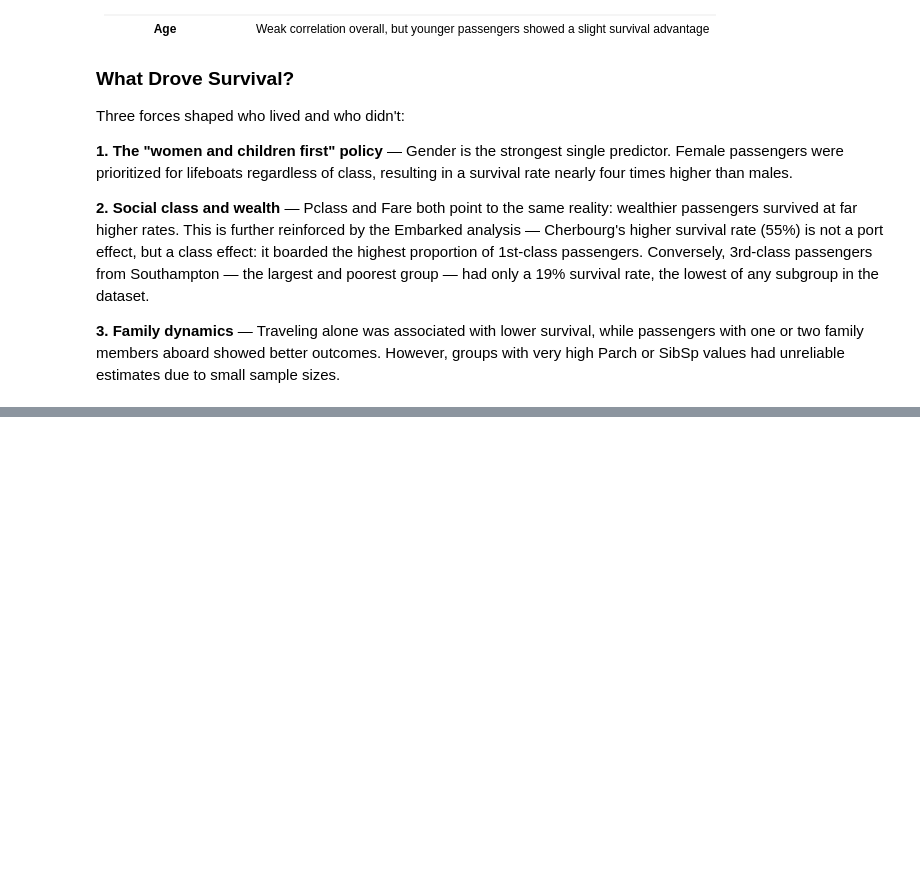
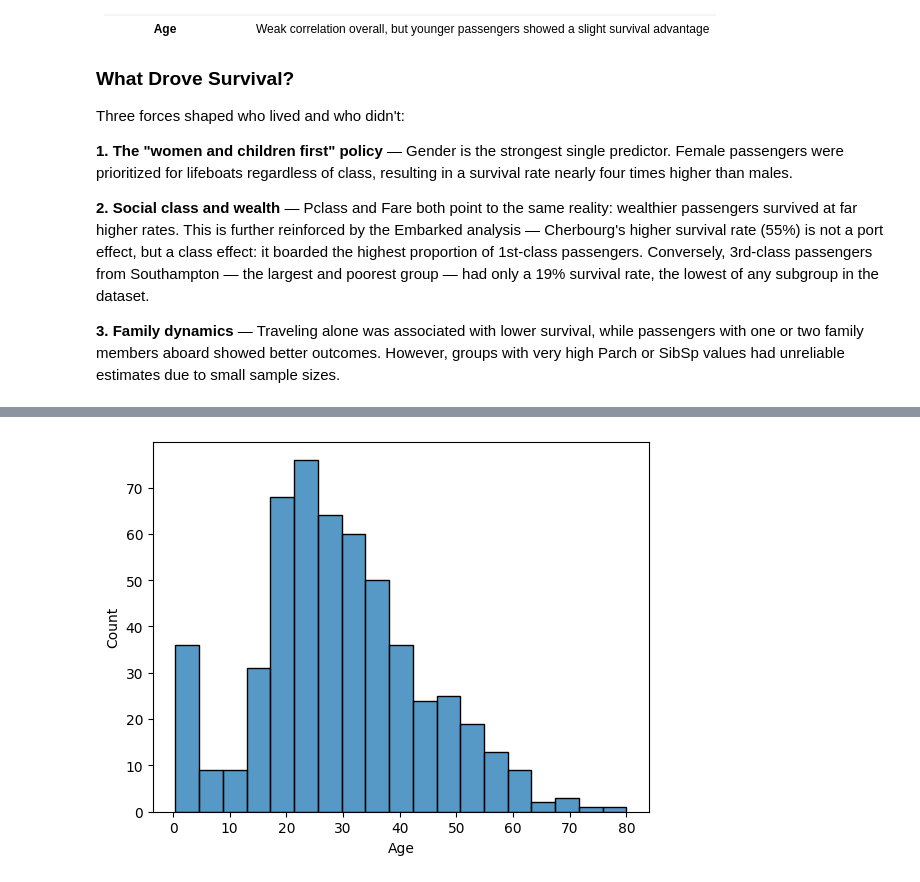
Before and after one commit to Thetahw/titanic-dataset-complete-analyze-prediction, a Jupyter notebook: notebooks/titanic_analysis.ipynb, the cells around one changed output, grey strips where cells are left out. Drawn from its saved outputs; the diff is of its cells as text; code cells hidden in the pictures; blank space fills up the shorter version.

```diff
--- a/notebooks/titanic_analysis.ipynb
+++ b/notebooks/titanic_analysis.ipynb
@@ -600,0 +725,40 @@ Three forces shaped who lived and who didn't:
+# %%
+# train_test_split already returns DataFrames when given DataFrame input, so this
+# re-wrap is mostly a no-op safeguard to guarantee column names are preserved
+# regardless of input type — kept for robustness, not strictly required here.
+X_train = pd.DataFrame(X_train, columns=features.columns)
+X_test = pd.DataFrame(X_test, columns=features.columns)
+# %%
+# Label-encode Embarked, Title, and AgeCategory. Fit only on X_train and reuse the
+# fitted encoder on X_test, so the mapping is learned exclusively from training data
+# and test rows are never used to define category codes.
+#
+# TRADE-OFF: these are nominal (unordered) categories, so LabelEncoder assigns an
+# arbitrary numeric order (e.g. C=0, Q=1, S=2) that has no real meaning. This is
+# usually fine for tree-based models like RandomForest/XGBoost, which split on
+# thresholds rather than assuming linear relationships — but it can mislead
+# distance-based or linear models (KNN, LogisticRegression, SVC) if we try those
+# later. One-hot encoding would be the safer default if we do.
+le_embarked = LabelEncoder()
+X_train["Embarked"] = le_embarked.fit_transform(X_train["Embarked"])
+X_test["Embarked"] = le_embarked.transform(X_test["Embarked"])
+# %%
+# Same reasoning as Embarked above: fit only on X_train, transform X_test. Title is
+# also nominal, so the numeric order LabelEncoder assigns is arbitrary — acceptable
+# for RandomForest/XGBoost, worth revisiting with One-Hot if a linear/distance model
+# is tested later.
+le_title = LabelEncoder()
+X_train["Title"] = le_title.fit_transform(X_train["Title"])
+X_test["Title"] = le_title.transform(X_test["Title"])
+# %%
+# Drop the raw Ticket string now that TicketGroupSize captures the relevant
+# group-size signal from it; the ticket number itself has no direct predictive value.
+X_train = X_train.drop(columns=["Ticket"])
+X_test = X_test.drop(columns=["Ticket"])
+# %%
+# Age has 177 missing values (~20% of rows). Before imputing, check the distribution
+# so we can later confirm imputation didn't distort it.
+sns.histplot(X_train["Age"])
+plt.show()
+# %% [output]
+[figure, added]
```
Also changed, not shown: parts of 43 cells of this notebook.
